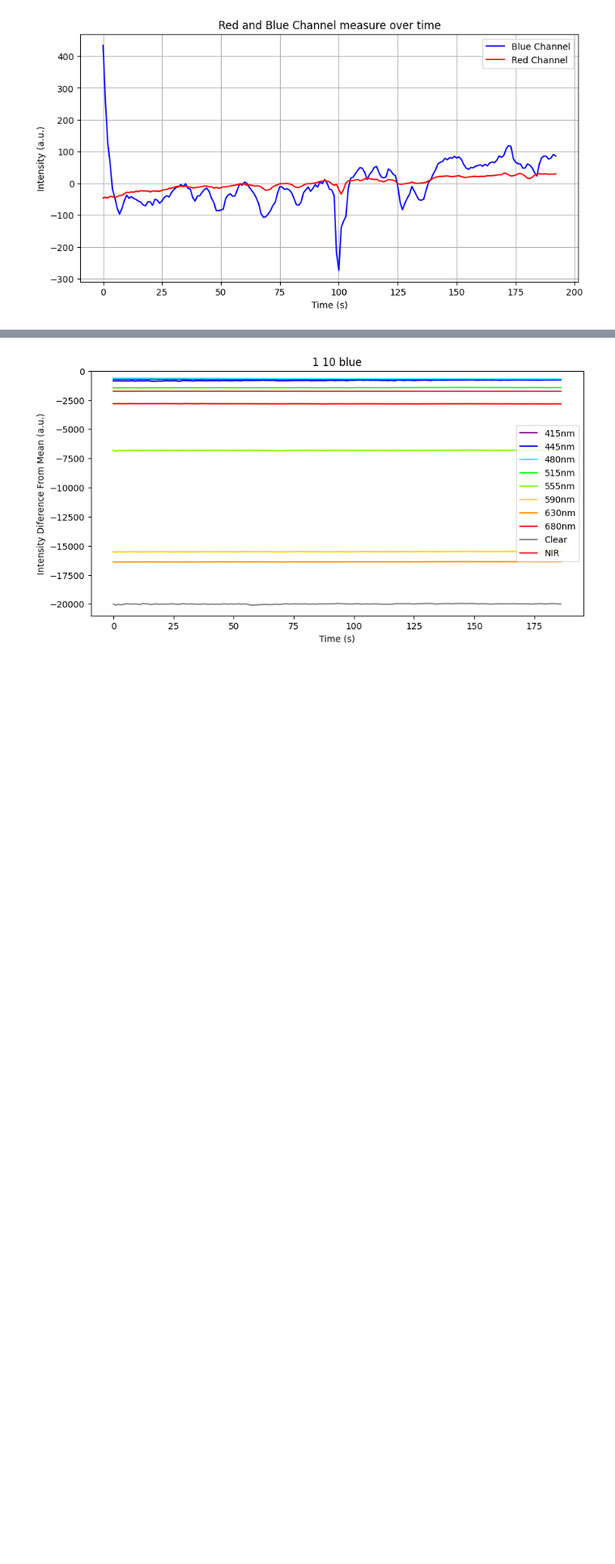
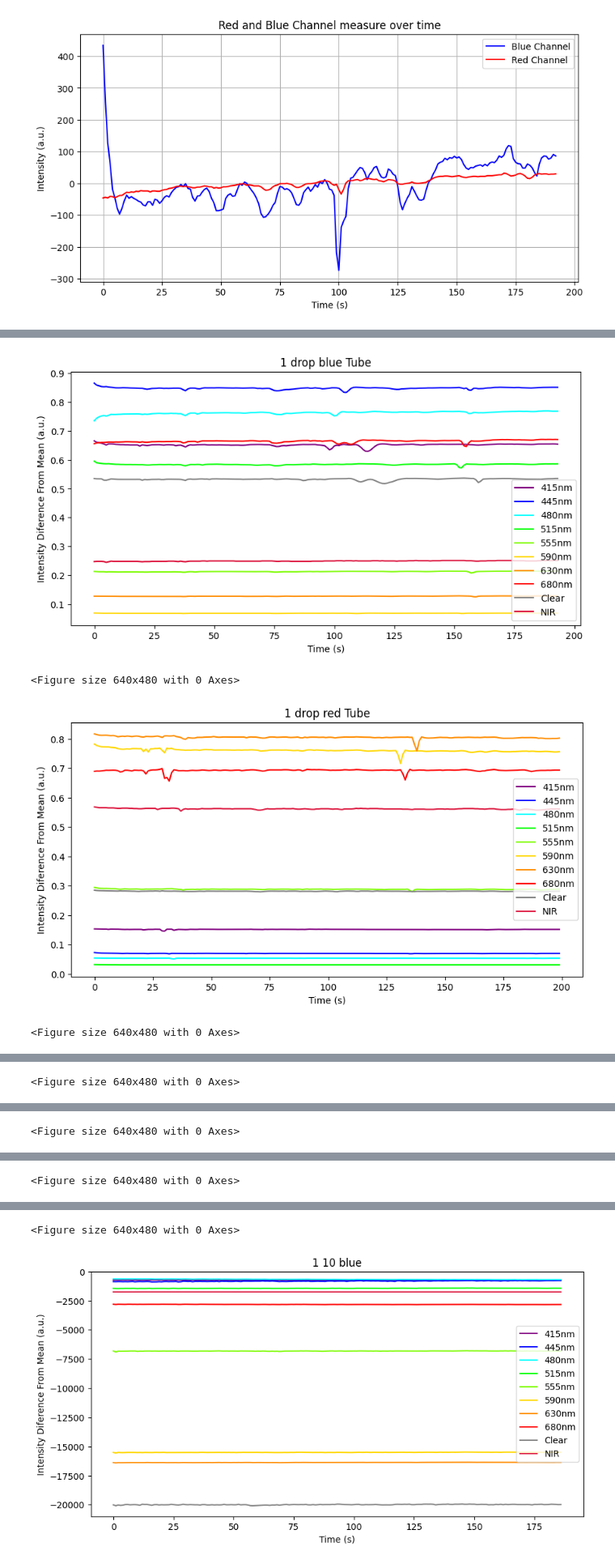
Before and after one commit to aitkenbug/spectrometer-mwl, a Jupyter notebook: ploting/control-test.ipynb, the cells around one changed output, grey strips where cells are left out. Shown at 81% size. Saved outputs shown, nothing was run; the diff lists cells and outputs as text; code cells hidden in the pictures; blank space fills up the shorter version.

```diff
--- a/ploting/control-test.ipynb
+++ b/ploting/control-test.ipynb
@@ -124,0 +112,12 @@ TypeError: only size-1 arrays can be converted to Python scalars
+# %%
+division_graphs(test[0], '1 drop blue Tube')
+division_graphs(test[1], '1 drop red Tube')
+division_graphs(test[2], '1-10 drop blue Tube')
+division_graphs(test[3], '1-10 drop red Tube')
+division_graphs(test[4], '1-100 drop blue Tube')
+division_graphs(test[5], '1-100 drop red Tube')
+# %% [output]
+[figure, added]
+<Figure size 640x480 with 0 Axes>
+[figure, added]
+<Figure size 640x480 with 0 Axes>
@@ -124,0 +125 @@ TypeError: only size-1 arrays can be converted to Python scalars
+<Figure size 640x480 with 0 Axes>
@@ -124,0 +127 @@ TypeError: only size-1 arrays can be converted to Python scalars
+<Figure size 640x480 with 0 Axes>
@@ -124,0 +129 @@ TypeError: only size-1 arrays can be converted to Python scalars
+<Figure size 640x480 with 0 Axes>
@@ -125,3 +131,4 @@ TypeError: only size-1 arrays can be converted to Python scalars
+<Figure size 640x480 with 0 Axes>
 # %%
 mean_graph(test1[2], raw_control[1], '1 10 blue', 21000)
 mean_graph(test1[3], raw_control[1], '1 10 red', 9000)
```
Also changed, not shown: parts of 6 cells of this notebook.
